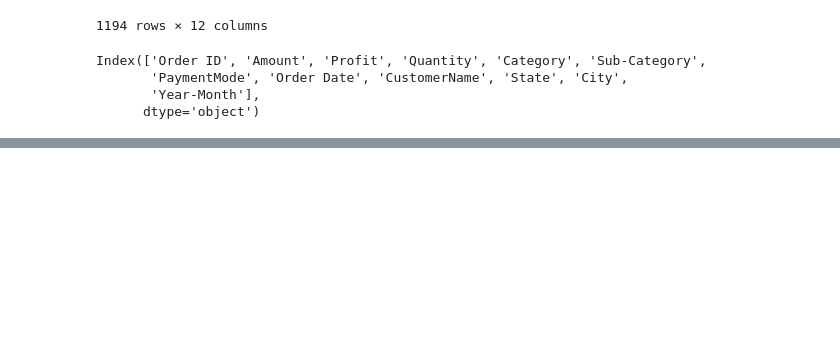
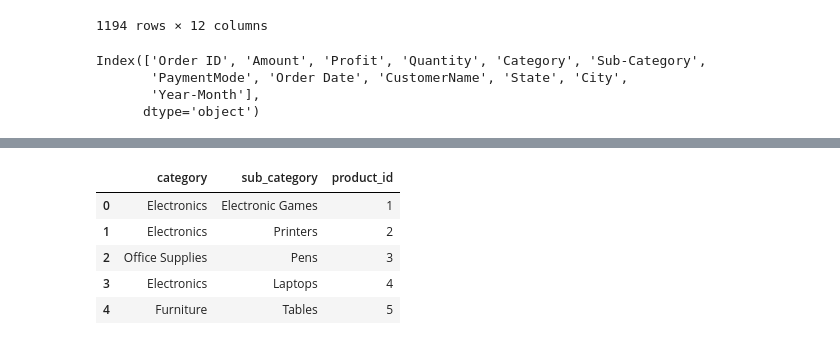
Before and after one commit to instinctdanny/capstoneass, a Jupyter notebook: sales_edr.ipynb, the cells around one changed output, grey strips where cells are left out. Saved outputs shown, nothing was run; the diff lists cells and outputs as text; code cells hidden in the pictures; blank space fills up the shorter version.

```diff
--- a/sales_edr.ipynb
+++ b/sales_edr.ipynb
@@ -63,0 +187,11 @@ Index(['Order ID', 'Amount', 'Profit', 'Quantity', 'Category', 'Sub-Category',
+# %%
+product_df = sales_df[['category', 'sub_category']].drop_duplicates().reset_index(drop=True)
+product_df['product_id'] = range(1, len(product_df) + 1)
+product_df.head()
+# %% [output]
+|  | category | sub_category | product_id |
+| 0 | Electronics | Electronic Games | 1 |
+| 1 | Electronics | Printers | 2 |
+| 2 | Office Supplies | Pens | 3 |
+| 3 | Electronics | Laptops | 4 |
+| 4 | Furniture | Tables | 5 |
```
Also changed, not shown: parts of 13 cells of this notebook, 2 other files.
